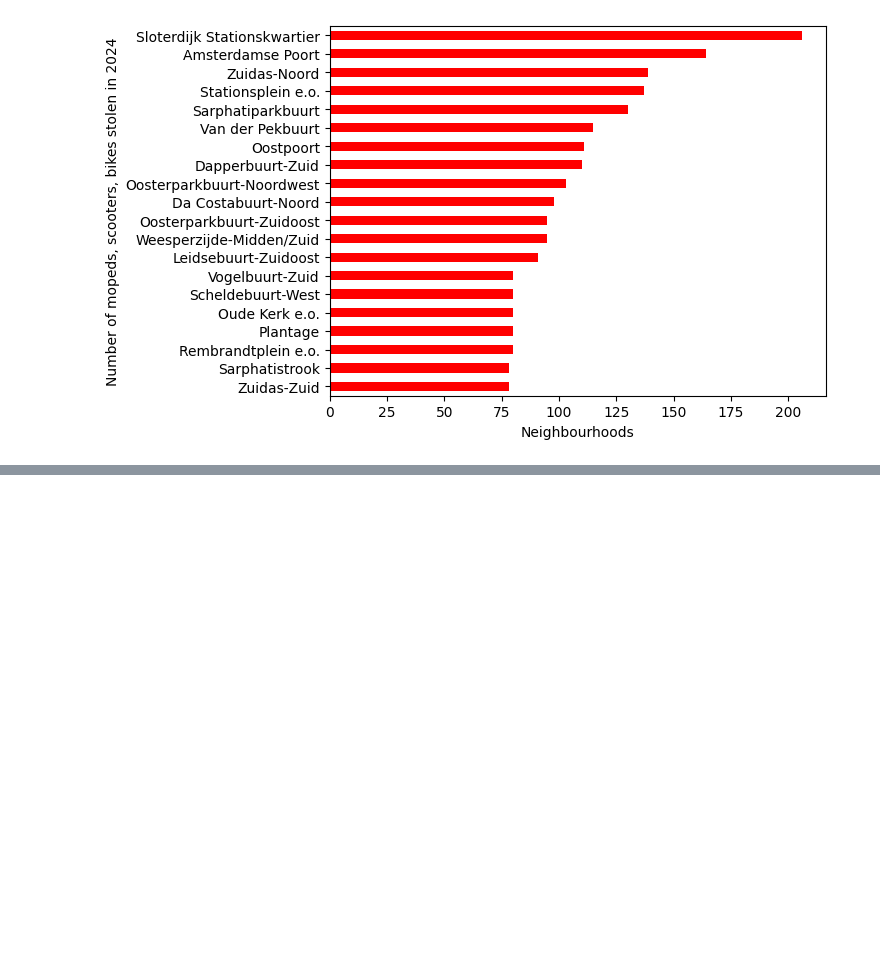
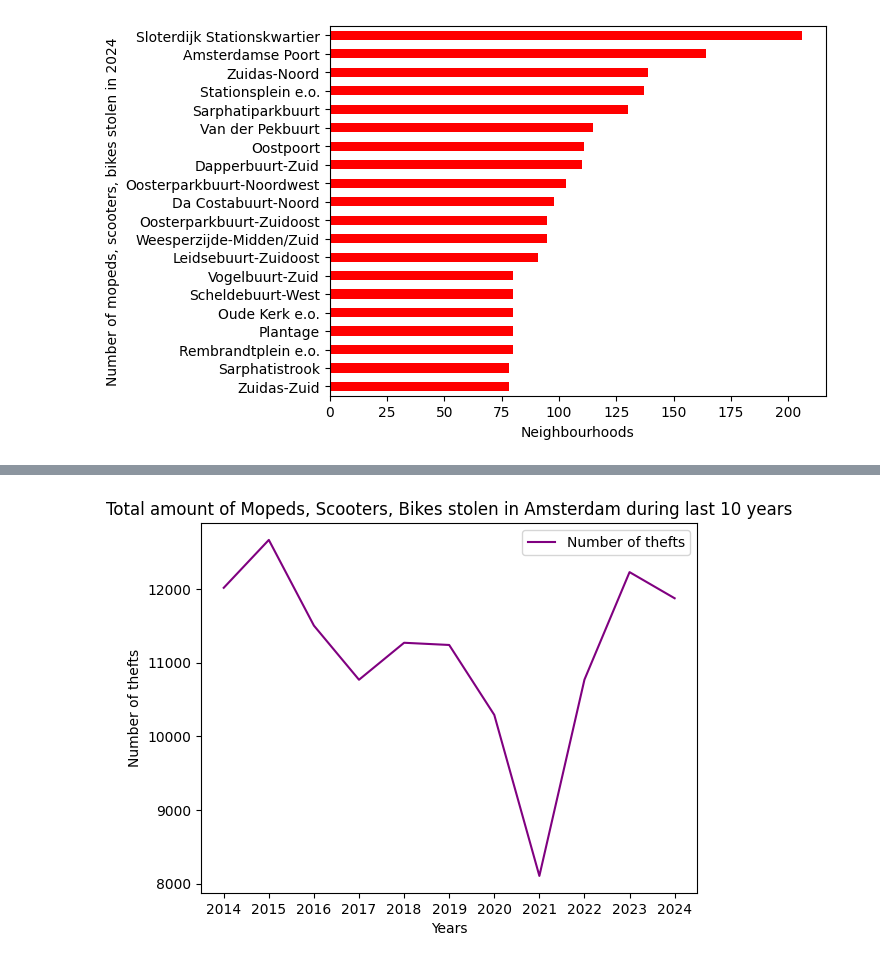
Before and after one commit to kderica/two-wheel-thefts-amsterdam, a Jupyter notebook: analysis.ipynb, the cells around one changed output, grey strips where cells are left out. Drawn from its saved outputs; the diff is of its cells as text; code cells hidden in the pictures; blank space fills up the shorter version.

Commit message:
added analyisis of total thefts over 10 years in amsterdam

```diff
--- a/analysis.ipynb
+++ b/analysis.ipynb
@@ -112,0 +115,6 @@ bar_chart.set_ylabel("Number of mopeds, scooters, bikes stolen in 2024");
+# %%
+last_10_years = pd.read_csv("Misdrijven__soort_misdrijf__plaats_03112025_180137.csv", delimiter=";")
+last_10_years.drop(["Soort misdrijf", "Plaatsen"], axis="columns", inplace=True)
+
+styled_table = last_10_years.style.highlight_min("Geregistreerde misdrijven (aantal)", color = "green").highlight_max("Geregistreerde misdrijven (aantal)", color = "red")
+styled_table
@@ -112,0 +134,8 @@ bar_chart.set_ylabel("Number of mopeds, scooters, bikes stolen in 2024");
+# %%
+plot =last_10_years.plot(x = "Perioden", y ="Geregistreerde misdrijven (aantal)", color = "purple", label = "Number of thefts")
+plot.set_ylabel("Number of thefts")
+plot.set_xlabel("Years")
+plot.set_title("Total amount of Mopeds, Scooters, Bikes stolen in Amsterdam during last 10 years");
+plot.set_xticks(last_10_years["Perioden"]);
+# %% [output]
+[figure, added]
```
Also changed, not shown: parts of 4 cells of this notebook, 4 other files.
